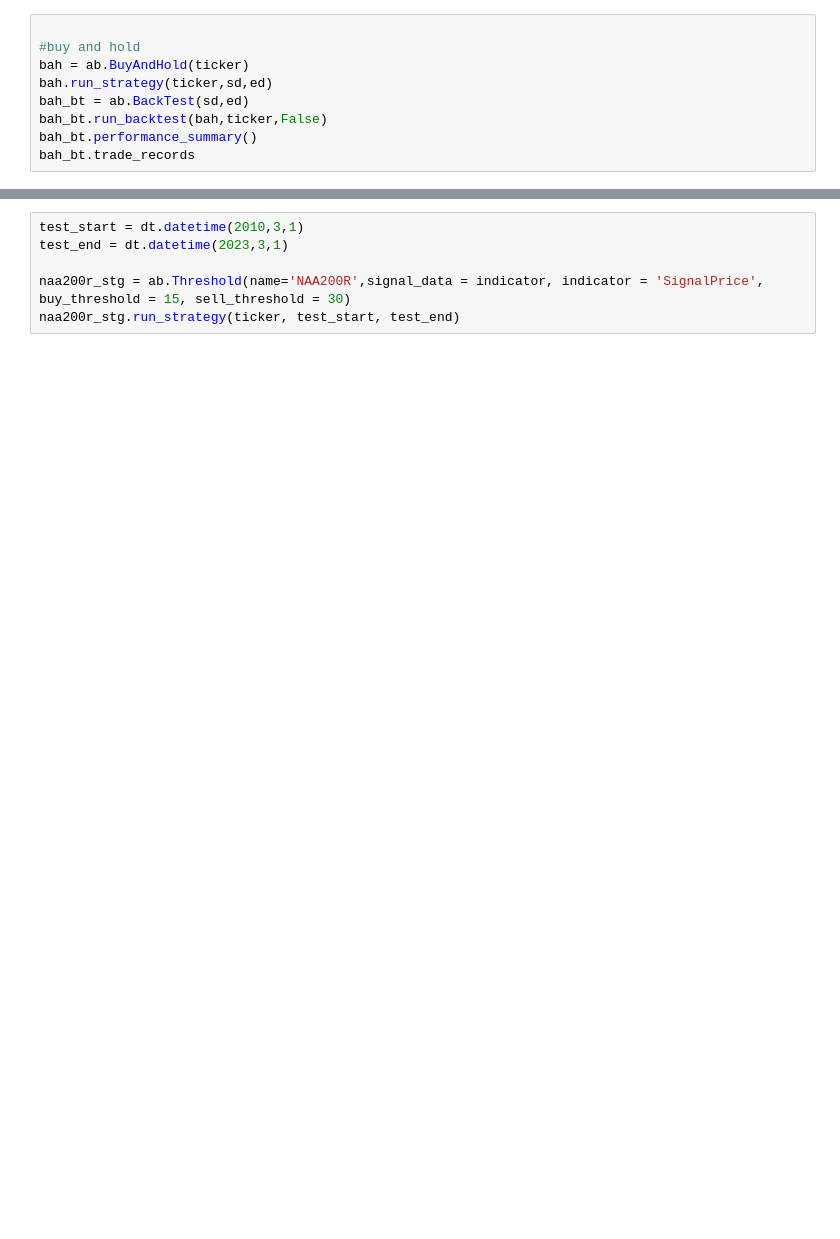
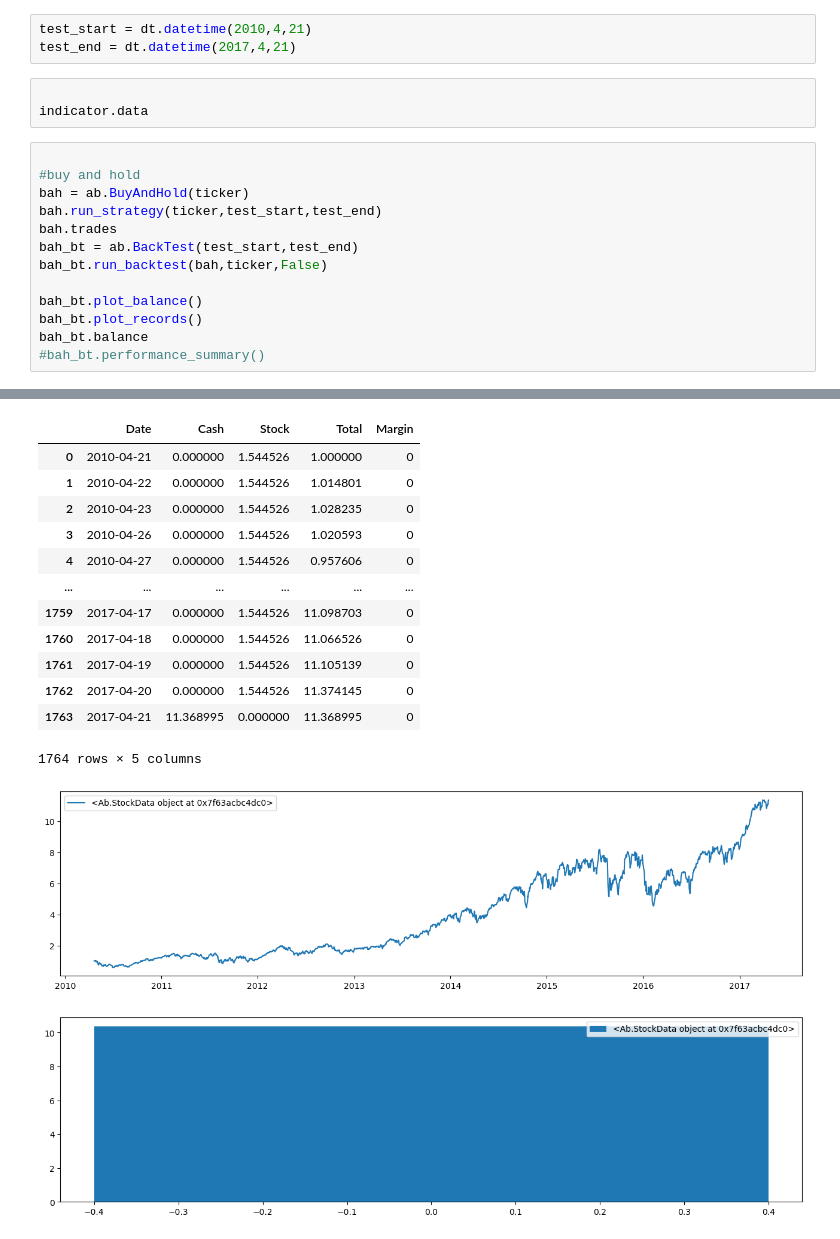
Before and after one commit to sylviawusyl/backtesting, a Jupyter notebook: trading_record_analysis.ipynb, the cells around one changed output, grey strips where cells are left out. Drawn from its saved outputs; the diff is of its cells as text; blank space fills up the shorter version.

```diff
--- a/trading_record_analysis.ipynb
+++ b/trading_record_analysis.ipynb
@@ -39,9 +44,20 @@ indicator = naa200r
+# %%
+test_start = dt.datetime(2010,4,21)
+test_end = dt.datetime(2017,4,21)
+# %%
+
+indicator.data
 # %%
 
 #buy and hold
 bah = ab.BuyAndHold(ticker)
-bah.run_strategy(ticker,sd,ed)
-bah_bt = ab.BackTest(sd,ed)
+bah.run_strategy(ticker,test_start,test_end)
+bah.trades
+bah_bt = ab.BackTest(test_start,test_end)
 bah_bt.run_backtest(bah,ticker,False)
-bah_bt.performance_summary()
-bah_bt.trade_records
+
+bah_bt.plot_balance()
+bah_bt.plot_records()
+bah_bt.balance
+#bah_bt.performance_summary()
+# %% [output]
@@ -48,6 +65,15 @@ bah_bt.trade_records
+|  | Date | Cash | Stock | Total | Margin |
+| 0 | 2010-04-21 | 0.000000 | 1.544526 | 1.000000 | 0 |
+| 1 | 2010-04-22 | 0.000000 | 1.544526 | 1.014801 | 0 |
+| 2 | 2010-04-23 | 0.000000 | 1.544526 | 1.028235 | 0 |
+| 3 | 2010-04-26 | 0.000000 | 1.544526 | 1.020593 | 0 |
+| 4 | 2010-04-27 | 0.000000 | 1.544526 | 0.957606 | 0 |
+| ... | ... | ... | ... | ... | ... |
+| 1759 | 2017-04-17 | 0.000000 | 1.544526 | 11.098703 | 0 |
+| 1760 | 2017-04-18 | 0.000000 | 1.544526 | 11.066526 | 0 |
+| 1761 | 2017-04-19 | 0.000000 | 1.544526 | 11.105139 | 0 |
+| 1762 | 2017-04-20 | 0.000000 | 1.544526 | 11.374145 | 0 |
+| 1763 | 2017-04-21 | 11.368995 | 0.000000 | 11.368995 | 0 |
+1764 rows × 5 columns
+[figure, added]
+[figure, added]
-# %%
-test_start = dt.datetime(2010,3,1)
-test_end = dt.datetime(2023,3,1)
-
-naa200r_stg = ab.Threshold(name='NAA200R',signal_data = indicator, indicator = 'SignalPrice', buy_threshold = 15, sell_threshold = 30)
-naa200r_stg.run_strategy(ticker, test_start, test_end)
```
Also changed, not shown: parts of 11 cells of this notebook, 2 other files.
